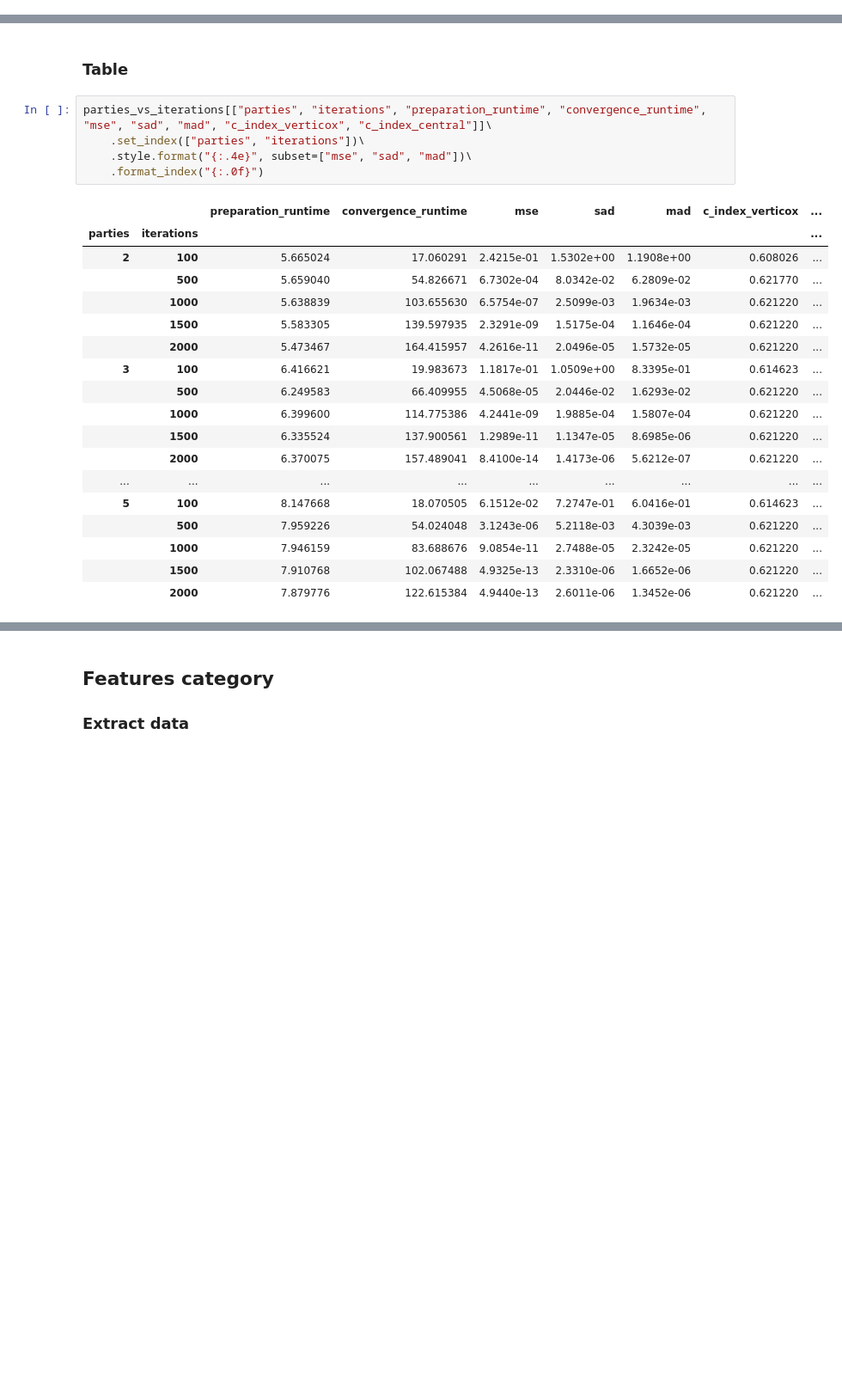
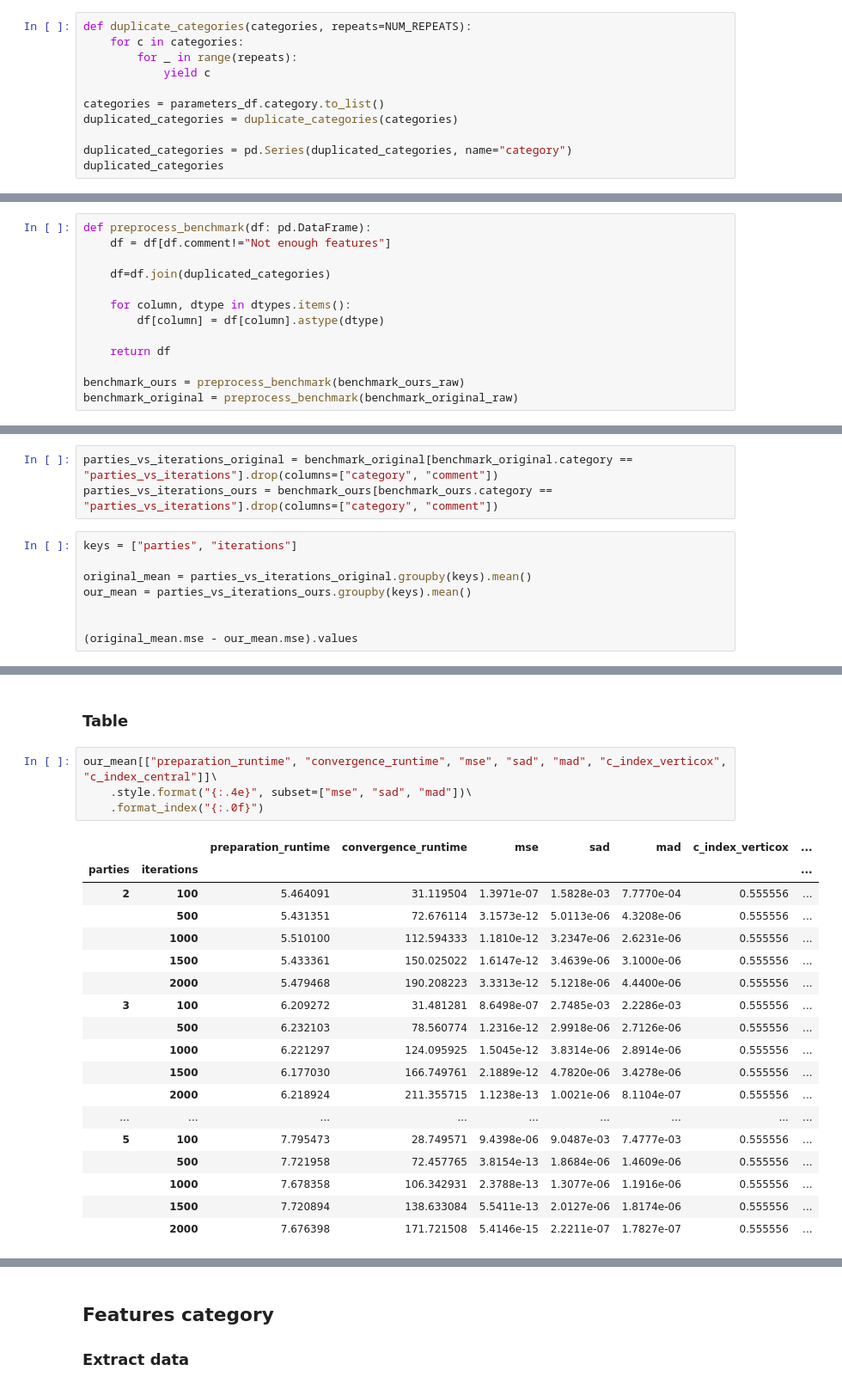
Before and after one commit to CARRIER-project/verticox, a Jupyter notebook: plot_benchmarks_with_c_index.ipynb, the cells around one changed output, grey strips where cells are left out. Shown at 86% size. Drawn from its saved outputs; the diff is of its cells as text; blank space fills up the shorter version.

```diff
--- a/plot_benchmarks_with_c_index.ipynb
+++ b/plot_benchmarks_with_c_index.ipynb
@@ -82,0 +31,11 @@ labeled_df
+# %%
+def duplicate_categories(categories, repeats=NUM_REPEATS):
+    for c in categories:
+        for _ in range(repeats):
+            yield c
+
+categories = parameters_df.category.to_list()
+duplicated_categories = duplicate_categories(categories)
+
+duplicated_categories = pd.Series(duplicated_categories, name="category")
+duplicated_categories
@@ -82,0 +55,13 @@ labeled_df
+# %%
+def preprocess_benchmark(df: pd.DataFrame):
+    df = df[df.comment!="Not enough features"]
+
+    df=df.join(duplicated_categories)
+
+    for column, dtype in dtypes.items():
+        df[column] = df[column].astype(dtype)
+
+    return df
+
+benchmark_ours = preprocess_benchmark(benchmark_ours_raw)
+benchmark_original = preprocess_benchmark(benchmark_original_raw)
@@ -111,0 +108,11 @@ parties_vs_iterations[["parties", "iterations", "preparation_runtime", "converge
+# %%
+parties_vs_iterations_original = benchmark_original[benchmark_original.category == "parties_vs_iterations"].drop(columns=["category", "comment"])
+parties_vs_iterations_ours = benchmark_ours[benchmark_ours.category == "parties_vs_iterations"].drop(columns=["category", "comment"])
+# %%
+keys = ["parties", "iterations"]
+
+original_mean = parties_vs_iterations_original.groupby(keys).mean()
+our_mean = parties_vs_iterations_ours.groupby(keys).mean()
+
+
+(original_mean.mse - our_mean.mse).values
@@ -144,26 +279,25 @@ plt.legend()
 # %% [markdown]
 ### Table
 # %%
-parties_vs_iterations[["parties", "iterations", "preparation_runtime", "convergence_runtime", "mse", "sad", "mad", "c_index_verticox", "c_index_central"]]\
-    .set_index(["parties", "iterations"])\
+our_mean[["preparation_runtime", "convergence_runtime", "mse", "sad", "mad", "c_index_verticox", "c_index_central"]]\
     .style.format("{:.4e}", subset=["mse", "sad", "mad"])\
     .format_index("{:.0f}")
 # %% [output]
 |  |  | preparation_runtime | convergence_runtime | mse | sad | mad | c_index_verticox | ... |
 | parties | iterations |  |  |  |  |  |  | ... |
-| 2 | 100 | 5.665024 | 17.060291 | 2.4215e-01 | 1.5302e+00 | 1.1908e+00 | 0.608026 | ... |
-|  | 500 | 5.659040 | 54.826671 | 6.7302e-04 | 8.0342e-02 | 6.2809e-02 | 0.621770 | ... |
-|  | 1000 | 5.638839 | 103.655630 | 6.5754e-07 | 2.5099e-03 | 1.9634e-03 | 0.621220 | ... |
-|  | 1500 | 5.583305 | 139.597935 | 2.3291e-09 | 1.5175e-04 | 1.1646e-04 | 0.621220 | ... |
-|  | 2000 | 5.473467 | 164.415957 | 4.2616e-11 | 2.0496e-05 | 1.5732e-05 | 0.621220 | ... |
-| 3 | 100 | 6.416621 | 19.983673 | 1.1817e-01 | 1.0509e+00 | 8.3395e-01 | 0.614623 | ... |
-|  | 500 | 6.249583 | 66.409955 | 4.5068e-05 | 2.0446e-02 | 1.6293e-02 | 0.621220 | ... |
-|  | 1000 | 6.399600 | 114.775386 | 4.2441e-09 | 1.9885e-04 | 1.5807e-04 | 0.621220 | ... |
-|  | 1500 | 6.335524 | 137.900561 | 1.2989e-11 | 1.1347e-05 | 8.6985e-06 | 0.621220 | ... |
-|  | 2000 | 6.370075 | 157.489041 | 8.4100e-14 | 1.4173e-06 | 5.6212e-07 | 0.621220 | ... |
+| 2 | 100 | 5.464091 | 31.119504 | 1.3971e-07 | 1.5828e-03 | 7.7770e-04 | 0.555556 | ... |
+|  | 500 | 5.431351 | 72.676114 | 3.1573e-12 | 5.0113e-06 | 4.3208e-06 | 0.555556 | ... |
+|  | 1000 | 5.510100 | 112.594333 | 1.1810e-12 | 3.2347e-06 | 2.6231e-06 | 0.555556 | ... |
+|  | 1500 | 5.433361 | 150.025022 | 1.6147e-12 | 3.4639e-06 | 3.1000e-06 | 0.555556 | ... |
+|  | 2000 | 5.479468 | 190.208223 | 3.3313e-12 | 5.1218e-06 | 4.4400e-06 | 0.555556 | ... |
+| 3 | 100 | 6.209272 | 31.481281 | 8.6498e-07 | 2.7485e-03 | 2.2286e-03 | 0.555556 | ... |
+|  | 500 | 6.232103 | 78.560774 | 1.2316e-12 | 2.9918e-06 | 2.7126e-06 | 0.555556 | ... |
+|  | 1000 | 6.221297 | 124.095925 | 1.5045e-12 | 3.8314e-06 | 2.8914e-06 | 0.555556 | ... |
+|  | 1500 | 6.177030 | 166.749761 | 2.1889e-12 | 4.7820e-06 | 3.4278e-06 | 0.555556 | ... |
+|  | 2000 | 6.218924 | 211.355715 | 1.1238e-13 | 1.0021e-06 | 8.1104e-07 | 0.555556 | ... |
 | ... | ... | ... | ... | ... | ... | ... | ... | ... |
-| 5 | 100 | 8.147668 | 18.070505 | 6.1512e-02 | 7.2747e-01 | 6.0416e-01 | 0.614623 | ... |
-|  | 500 | 7.959226 | 54.024048 | 3.1243e-06 | 5.2118e-03 | 4.3039e-03 | 0.621220 | ... |
-|  | 1000 | 7.946159 | 83.688676 | 9.0854e-11 | 2.7488e-05 | 2.3242e-05 | 0.621220 | ... |
-|  | 1500 | 7.910768 | 102.067488 | 4.9325e-13 | 2.3310e-06 | 1.6652e-06 | 0.621220 | ... |
-|  | 2000 | 7.879776 | 122.615384 | 4.9440e-13 | 2.6011e-06 | 1.3452e-06 | 0.621220 | ... |
+| 5 | 100 | 7.795473 | 28.749571 | 9.4398e-06 | 9.0487e-03 | 7.4777e-03 | 0.555556 | ... |
+|  | 500 | 7.721958 | 72.457765 | 3.8154e-13 | 1.8684e-06 | 1.4609e-06 | 0.555556 | ... |
+|  | 1000 | 7.678358 | 106.342931 | 2.3788e-13 | 1.3077e-06 | 1.1916e-06 | 0.555556 | ... |
+|  | 1500 | 7.720894 | 138.633084 | 5.5411e-13 | 2.0127e-06 | 1.8174e-06 | 0.555556 | ... |
+|  | 2000 | 7.676398 | 171.721508 | 5.4146e-15 | 2.2211e-07 | 1.7827e-07 | 0.555556 | ... |
```
Also changed, not shown: parts of 38 cells of this notebook, 1 other file.
